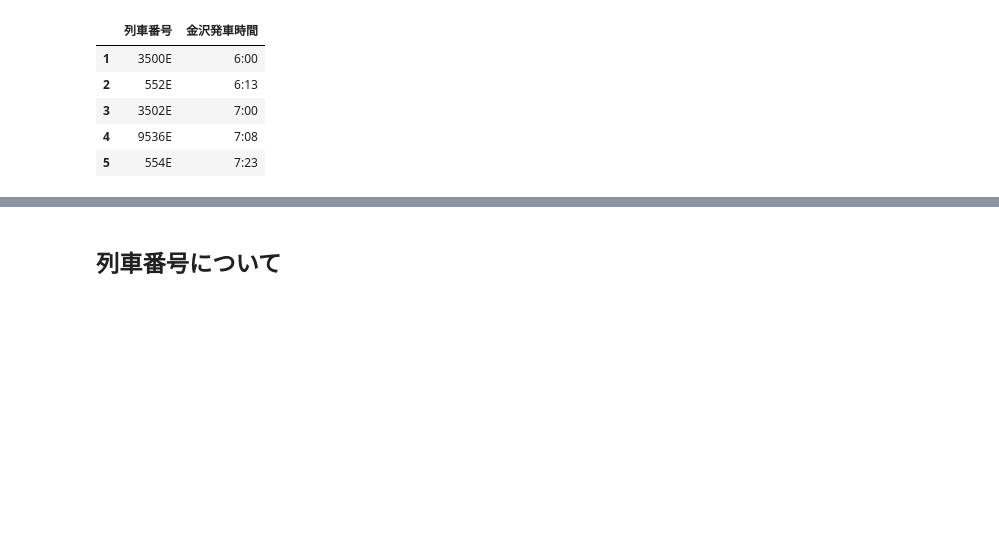
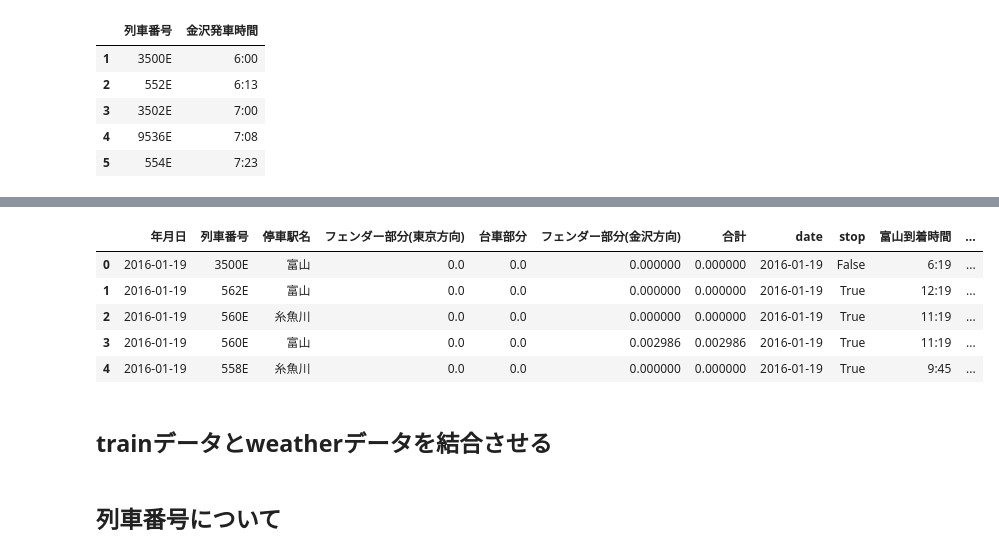
Before and after one commit to OhkaMLsemi/snow, a Jupyter notebook: snow.ipynb, the cells around one changed output, grey strips where cells are left out. Saved outputs shown, nothing was run; the diff lists cells and outputs as text; code cells hidden in the pictures; blank space fills up the shorter version.

```diff
--- a/snow.ipynb
+++ b/snow.ipynb
@@ -198,3 +265,19 @@ train.head()
+# %%
+#datetimeへ変換
+train.loc[:,"富山到着時間_d"] = pd.to_datetime(train.loc[:,"富山到着時間"]).apply(lambda x:x.time())
+train.loc[:,"金沢発車時間_d"] = pd.to_datetime(train.loc[:,"金沢発車時間"]).apply(lambda x:x.time())
+train.loc[:,"新高岡到着時間_d"] = pd.to_datetime(train.loc[~train.isnull().any(1),"新高岡到着時間"]).apply(lambda x:x.time())
+
+train.head()
+# %% [output]
+|  | 年月日 | 列車番号 | 停車駅名 | フェンダー部分(東京方向) | 台車部分 | フェンダー部分(金沢方向) | 合計 | date | stop | 富山到着時間 | ... |
+| 0 | 2016-01-19 | 3500E | 富山 | 0.0 | 0.0 | 0.000000 | 0.000000 | 2016-01-19 | False | 6:19 | ... |
+| 1 | 2016-01-19 | 562E | 富山 | 0.0 | 0.0 | 0.000000 | 0.000000 | 2016-01-19 | True | 12:19 | ... |
+| 2 | 2016-01-19 | 560E | 糸魚川 | 0.0 | 0.0 | 0.000000 | 0.000000 | 2016-01-19 | True | 11:19 | ... |
+| 3 | 2016-01-19 | 560E | 富山 | 0.0 | 0.0 | 0.002986 | 0.002986 | 2016-01-19 | True | 11:19 | ... |
+| 4 | 2016-01-19 | 558E | 糸魚川 | 0.0 | 0.0 | 0.000000 | 0.000000 | 2016-01-19 | True | 9:45 | ... |
+# %% [markdown]
+## trainデータとweatherデータを結合させる
 # %% [markdown]
 ## 列車番号について
 # %%
```
Also changed, not shown: parts of 7 cells of this notebook, 1 other file.
